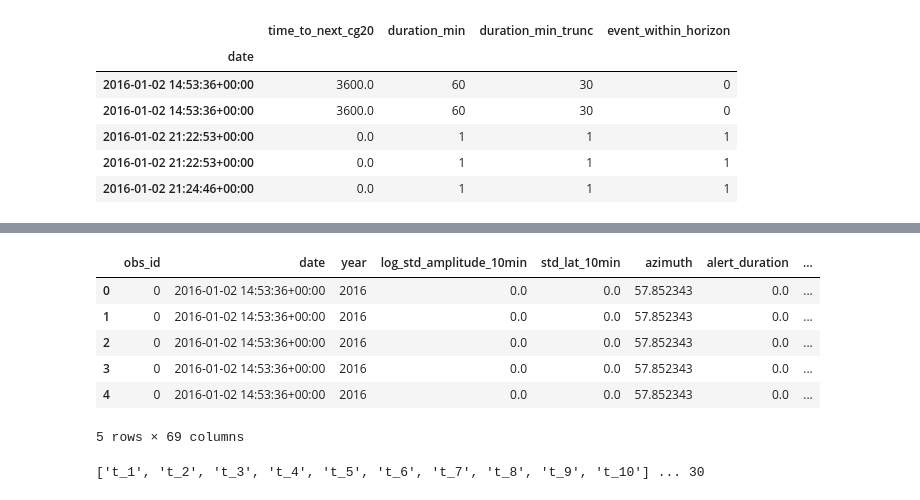
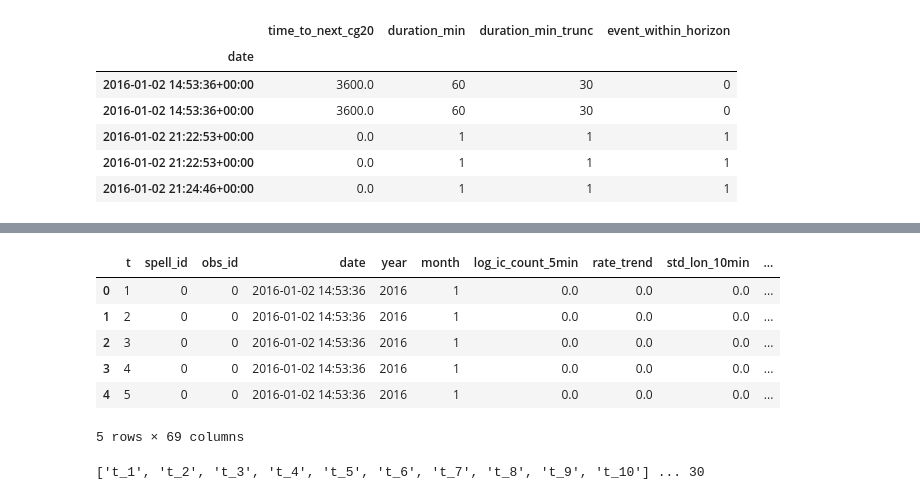
Before and after one commit to Charlin-D-S/IA-PAU-Data-Battle, a Jupyter notebook: notebooks/feature_engeneering.ipynb, the cells around one changed output, grey strips where cells are left out. Saved outputs shown, nothing was run; the diff lists cells and outputs as text; code cells hidden in the pictures.

```diff
--- a/notebooks/feature_engeneering.ipynb
+++ b/notebooks/feature_engeneering.ipynb
@@ -630,6 +630,10 @@ df_model["duration_min"] = np.maximum(
 df_model["duration_min_trunc"] = df_model["duration_min"].clip(upper=HORIZON_MIN)
 df_model["event_within_horizon"] = (df_model["duration_min"] <= HORIZON_MIN).astype(int)
 
+bool_cols = df_model.select_dtypes(include=["boolean"]).columns
+df_model[bool_cols] = df_model[bool_cols].fillna(False).astype(int)
+df_model = df_model.fillna(df_model.median())
+
 df_model[["time_to_next_cg20", "duration_min", "duration_min_trunc", "event_within_horizon"]].head()
 # %% [output]
 |  | time_to_next_cg20 | duration_min | duration_min_trunc | event_within_horizon |
@@ -640,32 +644,59 @@ df_model[["time_to_next_cg20", "duration_min", "duration_min_trunc", "event_with
 | 2016-01-02 21:22:53+00:00 | 0.0 | 1 | 1 | 1 |
 | 2016-01-02 21:24:46+00:00 | 0.0 | 1 | 1 | 1 |
 # %%
-rows = []
+import numpy as np
+import pandas as pd
 
+def build_survival_long(df, id_cols, base_features):
+    # nombre total de lignes que nous allons générer
+    durations = df["duration_min_trunc"].astype(int)
+    N = durations.sum()
 
-id_cols = ["obs_id", "date", "airport", "year"]
-target_cols = ["time_to_next_cg20", "duration_min", "duration_min_trunc", "event_within_horizon"]
+    # index répété
+    reps = durations.values
+    idx_rep = df.index.repeat(reps)
 
+    # colonne t
+    t = np.concatenate([np.arange(1, d+1) for d in durations])
+
+    surv_df = pd.DataFrame({
+        "t": t,
+        "spell_id": df.loc[idx_rep, "obs_id"].values
+    })
+
+    # Ajouter id_cols
+    for col in id_cols:
+        surv_df[col] = df.loc[idx_rep, col].values
+
+    # Ajouter les features
+    for col in base_features:
+        surv_df[col] = df.loc[idx_rep, col].values
+
+    # event final uniquement sur la dernière minute
+    surv_df["event"] = (
+        surv_df["t"].values ==
+        df.loc[idx_rep, "duration_min_trunc"].values
+    ) & (df.loc[idx_rep, "event_within_horizon"].values == 1)
+
+    surv_df["event"] = surv_df["event"].astype(int)
+
+    return surv_df
+
+df_model = df_model.reset_index(drop=True)
+durations = df_model["duration_min_trunc"].astype(int)
+
+# print("durations.sum() =", durations.sum())
+# print("len(idx_rep) =   ", len(df_model.index.repeat(durations)))
+# print("len(t) =          ", len(np.concatenate([np.arange(1, d+1) for d in durations])))
+
+# print("Durations == 0 :", (durations == 0).sum())
+# print("Durations < 0 :", (durations < 0).sum())
+# print("Durations NaN :", df_model["duration_min_trunc"].isna().sum())
+
+id_cols = [c for c in ["obs_id", "date", "airport", "year"] if c in df_model.columns]
 base_features = features.copy()
+surv_df = build_survival_long(df_model, id_cols, base_features)
 
-for idx, row in df_model.iterrows():
-    d = int(row["duration_min_trunc"])
-    event_obs = int(row["event_within_horizon"])
-
-    for k in range(1, d + 1):
-        new_row = {col: row[col] for col in id_cols if col in df_model.columns}
-        for col in base_features:
-            new_row[col] = row[col]
-
-        new_row["spell_id"] = row["obs_id"]
-        new_row["t"] = k
-
-        # event = 1 seulement à la dernière période si l'événement est observé dans l'horizon
-        new_row["event"] = int((k == d) and (event_obs == 1))
-
-        rows.append(new_row)
-
-surv_df = pd.DataFrame(rows)
-print(surv_df.shape)
+print(len(surv_df))
 surv_df.head()
 # %% [output]
@@ -673,9 +704,9 @@ surv_df.head()
-|  | obs_id | date | year | log_std_amplitude_10min | std_lat_10min | azimuth | alert_duration | ... |
-| 0 | 0 | 2016-01-02 14:53:36+00:00 | 2016 | 0.0 | 0.0 | 57.852343 | 0.0 | ... |
-| 1 | 0 | 2016-01-02 14:53:36+00:00 | 2016 | 0.0 | 0.0 | 57.852343 | 0.0 | ... |
-| 2 | 0 | 2016-01-02 14:53:36+00:00 | 2016 | 0.0 | 0.0 | 57.852343 | 0.0 | ... |
-| 3 | 0 | 2016-01-02 14:53:36+00:00 | 2016 | 0.0 | 0.0 | 57.852343 | 0.0 | ... |
-| 4 | 0 | 2016-01-02 14:53:36+00:00 | 2016 | 0.0 | 0.0 | 57.852343 | 0.0 | ... |
+|  | t | spell_id | obs_id | date | year | month | log_ic_count_5min | rate_trend | std_lon_10min | ... |
+| 0 | 1 | 0 | 0 | 2016-01-02 14:53:36 | 2016 | 1 | 0.0 | 0.0 | 0.0 | ... |
+| 1 | 2 | 0 | 0 | 2016-01-02 14:53:36 | 2016 | 1 | 0.0 | 0.0 | 0.0 | ... |
+| 2 | 3 | 0 | 0 | 2016-01-02 14:53:36 | 2016 | 1 | 0.0 | 0.0 | 0.0 | ... |
+| 3 | 4 | 0 | 0 | 2016-01-02 14:53:36 | 2016 | 1 | 0.0 | 0.0 | 0.0 | ... |
+| 4 | 5 | 0 | 0 | 2016-01-02 14:53:36 | 2016 | 1 | 0.0 | 0.0 | 0.0 | ... |
 5 rows × 69 columns
 # %%
 surv_df = pd.get_dummies(surv_df, columns=["t"], prefix="t", drop_first=False)
```
Also changed, not shown: parts of 11 cells of this notebook.
